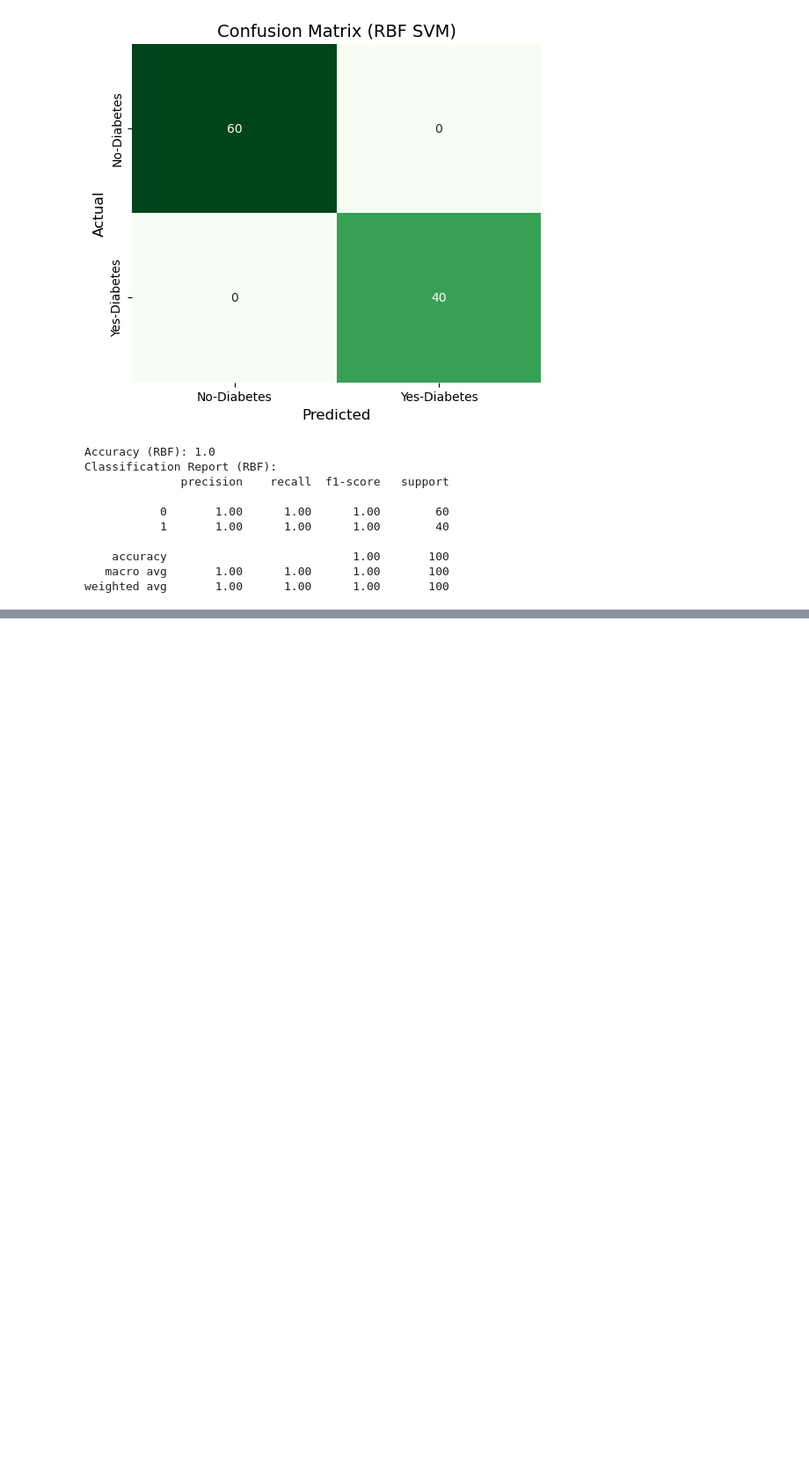
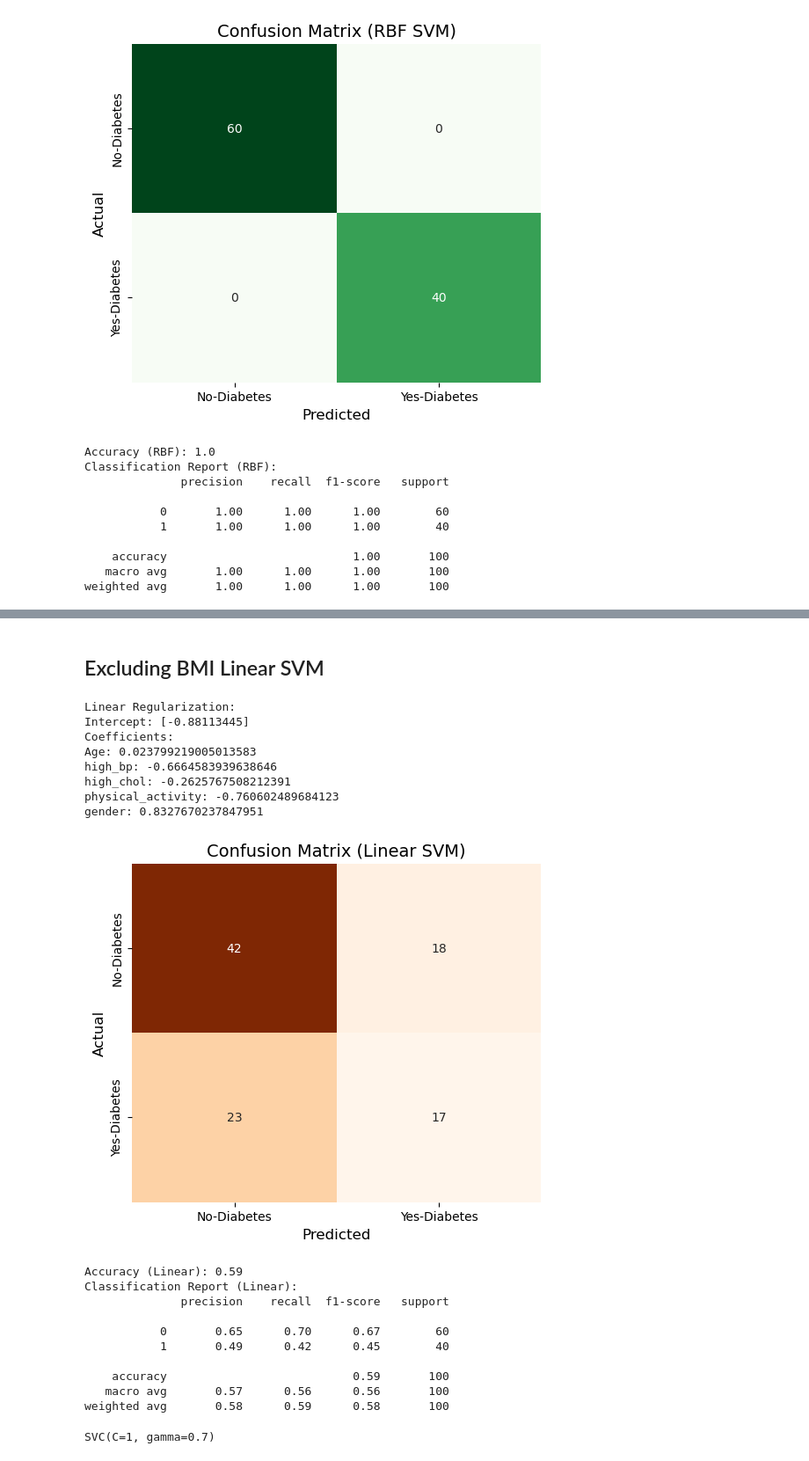
Before and after one commit to jwu249/is407_final_project, a Jupyter notebook: final_project/final_project.ipynb, the cells around one changed output, grey strips where cells are left out. Shown at 88% size. Drawn from its saved outputs; the diff is of its cells as text; code cells hidden in the pictures; blank space fills up the shorter version.

```diff
--- a/final_project/final_project.ipynb
+++ b/final_project/final_project.ipynb
@@ -284,0 +412,2 @@ weighted avg       1.00      1.00      1.00       100
+# %%
+svm_linear = svm.SVC(kernel='linear', C = 1)
@@ -284,0 +422,49 @@ weighted avg       1.00      1.00      1.00       100
+# %%
+# Predict target variable
+Y_pred = svm_linear.predict(X)
+# %% [markdown]
+## Excluding BMI Linear SVM
+# %%
+class_names = ["No-Diabetes", "Yes-Diabetes"]
+
+conf_matrix_linear = confusion_matrix(Y, Y_pred)
+print("Linear Regularization:")
+print("Intercept:", svm_linear.intercept_)
+print("Coefficients:")
+for feature, coef in zip(X.columns, svm_linear.coef_[0]):
+    print(f"{feature}: {coef}")
+
+plt.figure(figsize=(6, 5))
+sn.heatmap(conf_matrix_linear, annot=True, fmt='d', cmap='Oranges', cbar=False, xticklabels=class_names, yticklabels=class_names)
+
+plt.title("Confusion Matrix (Linear SVM)", fontsize=14)
+plt.xlabel("Predicted", fontsize=12)
+plt.ylabel("Actual", fontsize=12)
+plt.show()
+
+# Evaluate performance
+accuracy_linear = accuracy_score(Y, Y_pred)
+print("Accuracy (Linear):", accuracy_linear)
+
+print("Classification Report (Linear):")
+print(classification_report(Y, Y_pred))
+# %% [output]
+Linear Regularization:
+Intercept: [-0.88113445]
+Coefficients:
+Age: 0.023799219005013583
+high_bp: -0.6664583939638646
+high_chol: -0.2625767508212391
+physical_activity: -0.760602489684123
+gender: 0.8327670237847951
+[figure, added]
+Accuracy (Linear): 0.59
+Classification Report (Linear):
+              precision    recall  f1-score   support
+
+           0       0.65      0.70      0.67        60
+           1       0.49      0.42      0.45        40
+
+    accuracy                           0.59       100
+   macro avg       0.57      0.56      0.56       100
+weighted avg       0.58      0.59      0.58       100
@@ -284,0 +475,4 @@ weighted avg       1.00      1.00      1.00       100
+# %%
+svm_rbf.fit(X, Y)
+# %% [output]
+SVC(C=1, gamma=0.7)
```
Also changed, not shown: parts of 15 cells of this notebook, 1 other file.
